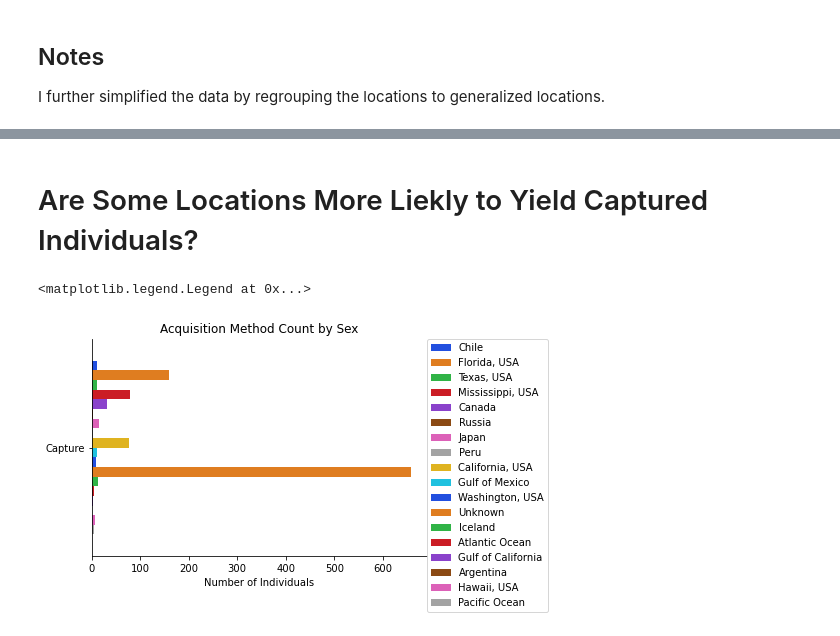
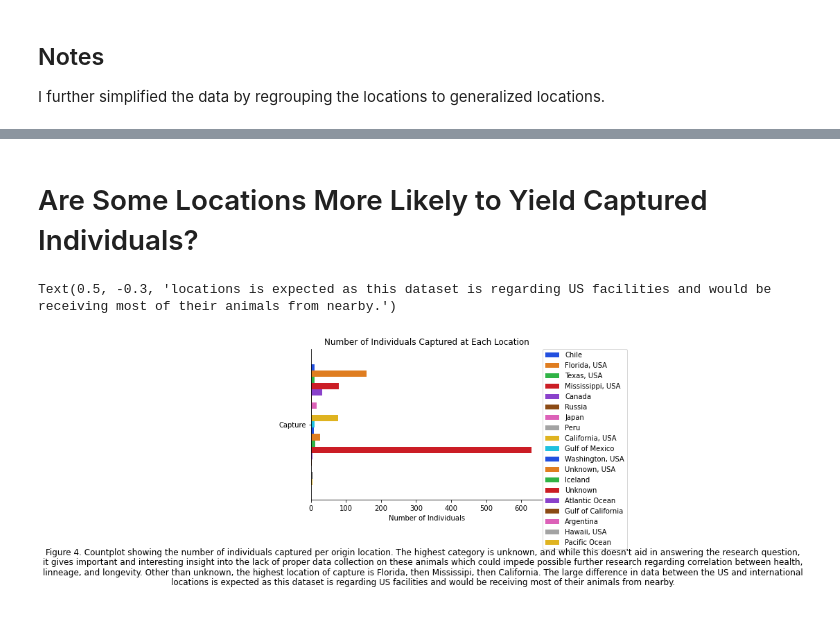
Before and after one commit to data301-2021-summer2/project-group17-project, a Jupyter notebook: analysis/Analysisnotebook.ipynb, the cells around one changed output, grey strips where cells are left out. Drawn from its saved outputs; the diff is of its cells as text; code cells hidden in the pictures.

```diff
--- a/analysis/Analysisnotebook.ipynb
+++ b/analysis/Analysisnotebook.ipynb
@@ -669,28 +712,36 @@ print(aqloc['originLocation'].unique())
 # %% [markdown]
-# Are Some Locations More Liekly to Yield Captured Individuals?
+# Are Some Locations More Likely to Yield Captured Individuals?
 # %%
 # Replot the data
 # answers: Using the origin location variable, are some locations more likely to yield captured individuals?
 # notes
 # while the 'unknown' category being the highest doesn't help directly answer my research question
 # it gives important and interesting insight into the fact that of all these animals they are capturing from the wild
 # They don't even keep record of wheere they were taken from, which would affect any time of research being done in the future
 # for example on correlation between location and health, linneage, and longevity.
 # The highest number captured from a known place is Florida, then Mississipi, then California
 # The difference between US vs international locations is expected as this is data regarding US facilities and therefore
 # would be recieving most animals from nearby
 sns.countplot(data=aqloc,
               y='acquisition', hue = 'originLocation',palette='bright')
 plt.ylabel('')
-plt.title('Acquisition Method Count by Sex')
+plt.title('Number of Individuals Captured at Each Location')
 plt.xlabel('Number of Individuals')
 plt.legend(loc=0)
 sns.despine()
 plt.legend(bbox_to_anchor=(1, 1),
            borderaxespad=0)
+txt7 = "Figure 4. Countplot showing the number of individuals captured per origin location. The highest category is unknown, and while this doesn't aid in answering the research question,"
+plt.figtext(0.5, -0.15, txt7, wrap=True, horizontalalignment='center', fontsize=12)
+txt8= "it gives important and interesting insight into the lack of proper data collection on these animals which could impede possible further research regarding correlation between health,"
+plt.figtext(0.5, -0.2, txt8, wrap=True, horizontalalignment='center', fontsize=12)
+txt9 ="linneage, and longevity. Other than unknown, the highest location of capture is Florida, then Mississipi, then California. The large difference in data between the US and international"
+plt.figtext(0.5, -0.25, txt9, wrap=True, horizontalalignment='center', fontsize=12)
+txt10="locations is expected as this dataset is regarding US facilities and would be receiving most of their animals from nearby."
+plt.figtext(0.5, -0.3, txt10, wrap=True, horizontalalignment='center', fontsize=12)
 # %% [output]
-<matplotlib.legend.Legend at 0x...>
+Text(0.5, -0.3, 'locations is expected as this dataset is regarding US facilities and would be receiving most of their animals from nearby.')
-[figure, old version]
+[figure, new version]
 # %%
 # answers: Using the origin location variable, are some locations more likely to yield captured individuals?
 
```
Also changed, not shown: parts of 17 cells of this notebook.
